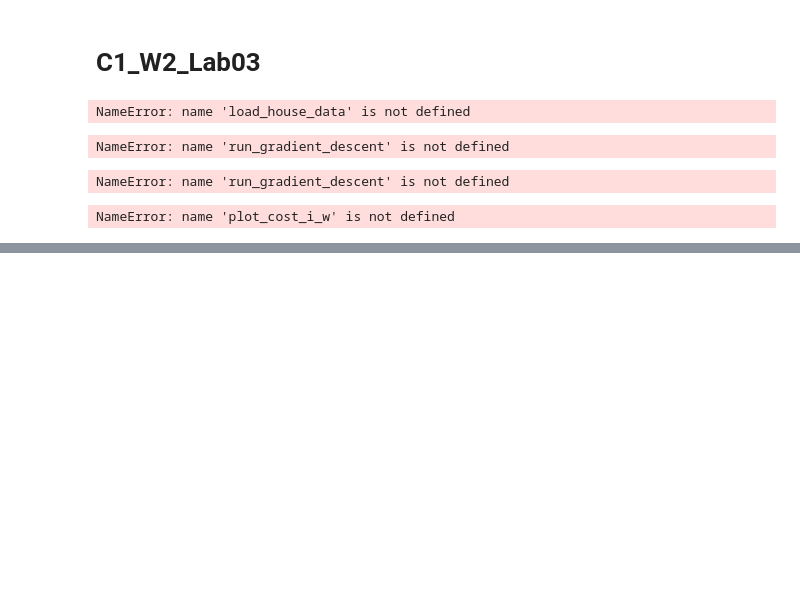
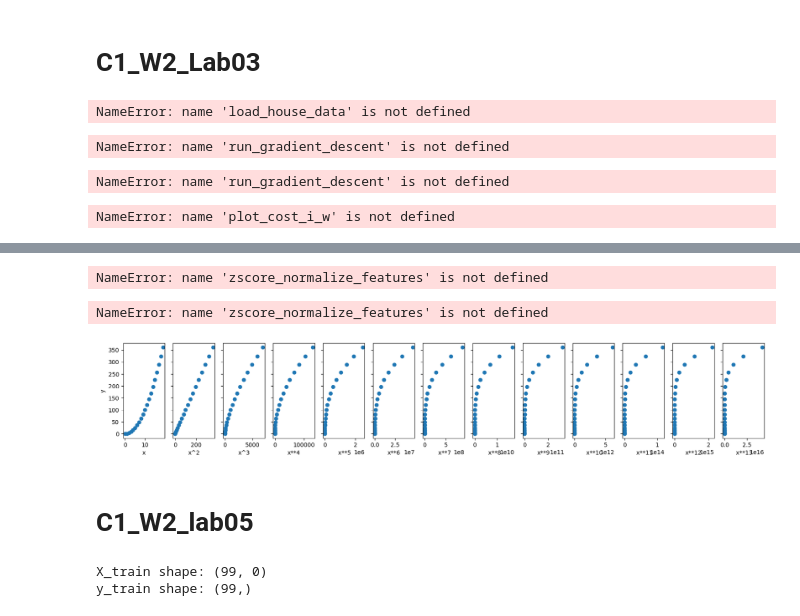
Before and after one commit to afif-af/ml_spacialization, a Jupyter notebook: supervisedWeek002.ipynb, the cells around one changed output, grey strips where cells are left out. Saved outputs shown, nothing was run; the diff lists cells and outputs as text; code cells hidden in the pictures; blank space fills up the shorter version.

```diff
--- a/supervisedWeek002.ipynb
+++ b/supervisedWeek002.ipynb
@@ -49,0 +247,52 @@ NameError: name 'plot_cost_i_w' is not defined
+# %%
+x = np.arange(0,20,1)
+y = x**2
+
+X = np.c_[x, x**2, x**3]
+X = zscore_normalize_features(X)
+
+model_w, model_b = run_gradient_descent_feng(X, y, iterations=100000, alpha=1e-1)
+
+plt.scatter(x, y, marker='x', c='r', label="Actual Value");
+plt.title("Normalized x x**2, x**3 feature")
+plt.plot(x,X@model_w + model_b, label="Predicted Value");
+plt.xlabel("x");
+plt.ylabel("y");
+plt.legend();
+plt.show()
+# %% [output]
+NameError: name 'zscore_normalize_features' is not defined
+# %%
+x=np.arange(0,20,1)
+y=np.cos(x/2)
+
+x=np.c_[x,x**2,x**3,x**4, x**5, x**6, x**7, x**8, x**9, x**10, x**11, x**12, x**13]
+X = zscore_normalize_features(X)
+
+model_w,model_b = run_gradient_descent_feng(X, y, iterations=1000000, alpha = 1e-1)
+
+plt.scatter(x, y, marker='x', c='r', label="Actual Value")
+plt.title("Normalized x x**2, x**3 feature")
+plt.plot(x,X@model_w + model_b, label="Predicted Value")
+plt.xlabel("x"); plt.ylabel("y")
+plt.legend()
+plt.show()
+# %% [output]
+NameError: name 'zscore_normalize_features' is not defined
+# %%
+x=np.arange(0,20,1)
+y=x**2
+x=np.c_[x,x**2,x**3,x**4, x**5, x**6, x**7, x**8, x**9, x**10, x**11, x**12, x**13]
+x_features=['x','x^2','x^3','x**4',' x**5', 'x**6',' x**7',' x**8', 'x**9',' x**10',' x**11', 'x**12',' x**13']
+
+
+fig,ax=plt.subplots(1,13,figsize=(20,3),sharey=True)
+for i in range(len(ax)):
+  ax[i].scatter(x[:,i],y)
+  ax[i].set_xlabel(x_features[i])
+ax[0].set_ylabel("y")
+plt.show()
+# %% [output]
+[figure, added]
+# %% [markdown]
+# C1_W2_lab05
@@ -49,0 +310,13 @@ NameError: name 'plot_cost_i_w' is not defined
+# %%
+# Separate features (X_train) and target (y_train)
+X_train = df.iloc[:, :-1].values  # All columns except the last one
+y_train = df.iloc[:, -1].values   # Only the last column (target variable)
+
+# Feature names
+X_features = ['size(sqft)', 'bedrooms', 'floors', 'age']
+
+print("X_train shape:", X_train.shape)
+print("y_train shape:", y_train.shape)
+# %% [output]
+X_train shape: (99, 0)
+y_train shape: (99,)
```
Also changed, not shown: parts of 32 cells of this notebook.
